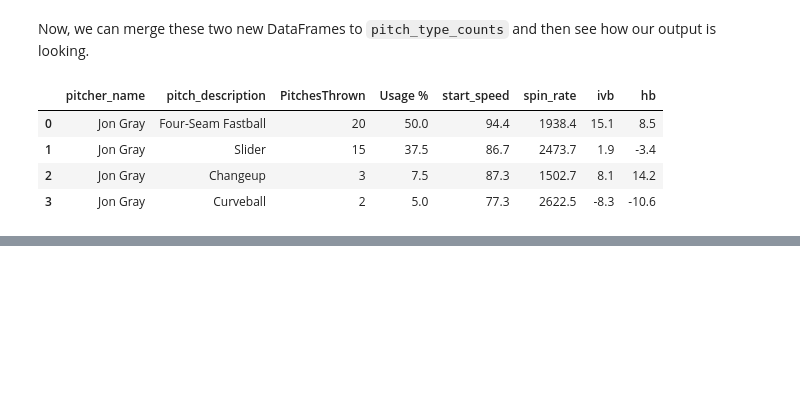
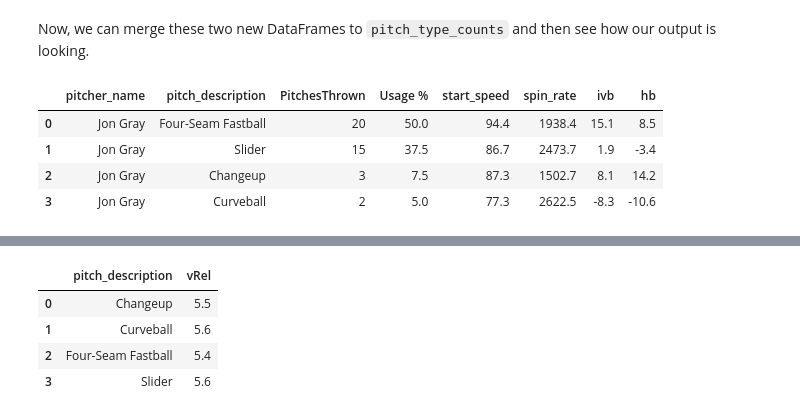
Before and after one commit to CarsonHallford/PitcherData, a Jupyter notebook: MLB_Scraper_Pitcher_Data.ipynb, the cells around one changed output, grey strips where cells are left out. Drawn from its saved outputs; the diff is of its cells as text; code cells hidden in the pictures; blank space fills up the shorter version.

```diff
--- a/MLB_Scraper_Pitcher_Data.ipynb
+++ b/MLB_Scraper_Pitcher_Data.ipynb
@@ -282,0 +379,10 @@ pitcher_pyb'''
+# %%
+pitch_type_vrel = (pitcher_pyb.groupby("pitch_description", as_index=False)["z0"].mean()).round(1)
+pitch_type_vrel.rename(columns={"z0": "vRel"}, inplace=True)
+pitch_type_vrel
+# %% [output]
+|  | pitch_description | vRel |
+| 0 | Changeup | 5.5 |
+| 1 | Curveball | 5.6 |
+| 2 | Four-Seam Fastball | 5.4 |
+| 3 | Slider | 5.6 |
```
Also changed, not shown: parts of 22 cells of this notebook.
